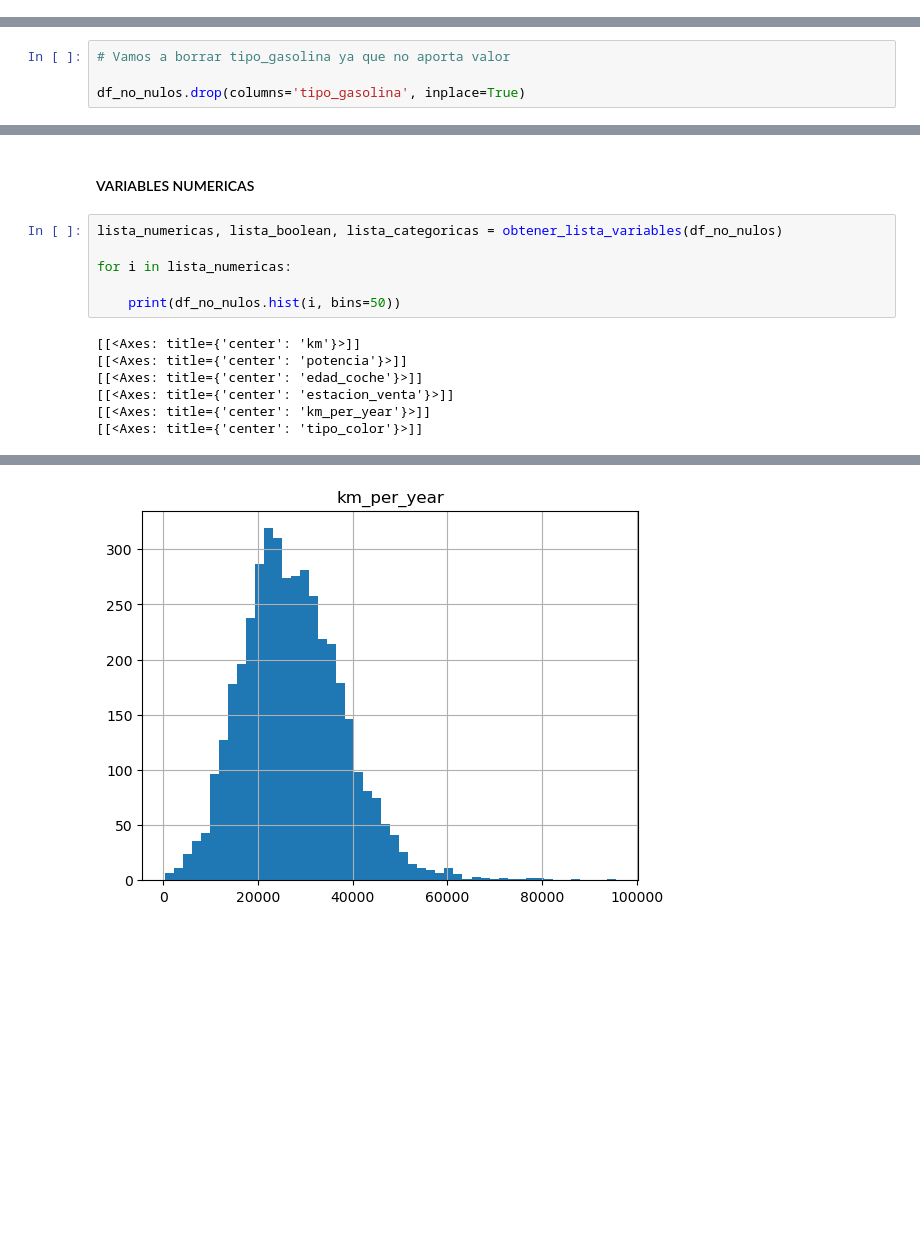
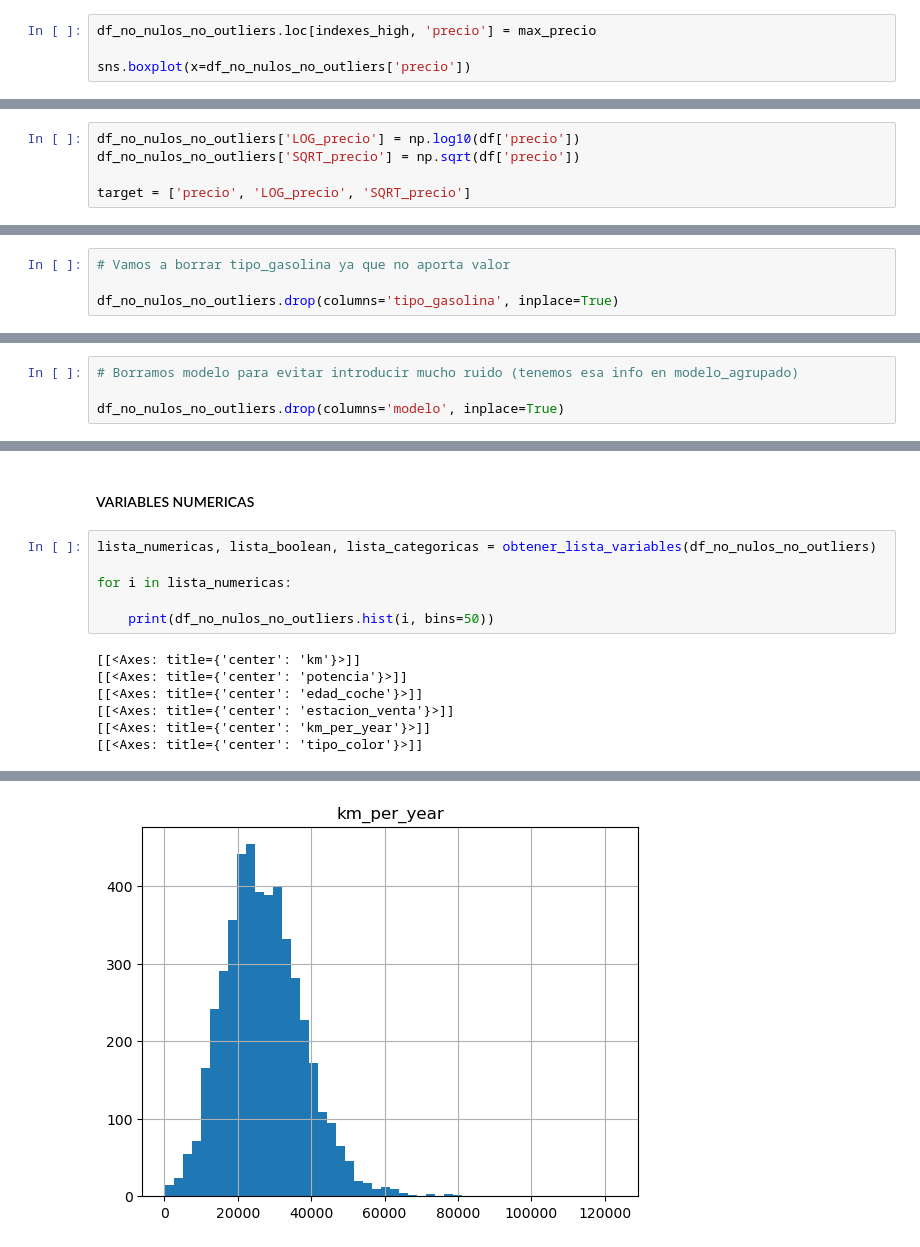
Before and after one commit to gsmanz/Data-Cleaning, a Jupyter notebook: entregable_1.ipynb, the cells around one changed output, grey strips where cells are left out. Drawn from its saved outputs; the diff is of its cells as text; blank space fills up the shorter version.

```diff
--- a/entregable_1.ipynb
+++ b/entregable_1.ipynb
@@ -1291,0 +1277,4 @@ plt.tight_layout()
+# %%
+df_no_nulos_no_outliers.loc[indexes_high, 'precio'] = max_precio
+
+sns.boxplot(x=df_no_nulos_no_outliers['precio'])
@@ -1291,0 +1286,5 @@ plt.tight_layout()
+# %%
+df_no_nulos_no_outliers['LOG_precio'] = np.log10(df['precio'])
+df_no_nulos_no_outliers['SQRT_precio'] = np.sqrt(df['precio'])
+
+target = ['precio', 'LOG_precio', 'SQRT_precio']
@@ -1318,4 +1350,4 @@ Name: proportion, dtype: float64
 # %%
 # Vamos a borrar tipo_gasolina ya que no aporta valor
 
-df_no_nulos.drop(columns='tipo_gasolina', inplace=True)
+df_no_nulos_no_outliers.drop(columns='tipo_gasolina', inplace=True)
@@ -1332,0 +1354,4 @@ def eliminar_valores(dataset, lista_columnas, threshold_ratio):
+# %%
+# Borramos modelo para evitar introducir mucho ruido (tenemos esa info en modelo_agrupado)
+
+df_no_nulos_no_outliers.drop(columns='modelo', inplace=True)
@@ -1339,11 +1388,11 @@ eliminar_valores(df_no_nulos, lista_categoricas, 1)
 # %% [markdown]
 #### VARIABLES NUMERICAS
 # %%
-lista_numericas, lista_boolean, lista_categoricas = obtener_lista_variables(df_no_nulos)
+lista_numericas, lista_boolean, lista_categoricas = obtener_lista_variables(df_no_nulos_no_outliers)
 
 for i in lista_numericas:
 
-    print(df_no_nulos.hist(i, bins=50))
+    print(df_no_nulos_no_outliers.hist(i, bins=50))
 # %% [output]
 [[<Axes: title={'center': 'km'}>]]
 [[<Axes: title={'center': 'potencia'}>]]
@@ -1358 +1407 @@ for i in lista_numericas:
-[figure, old version]
+[figure, new version]
```
Also changed, not shown: parts of 54 cells of this notebook.
